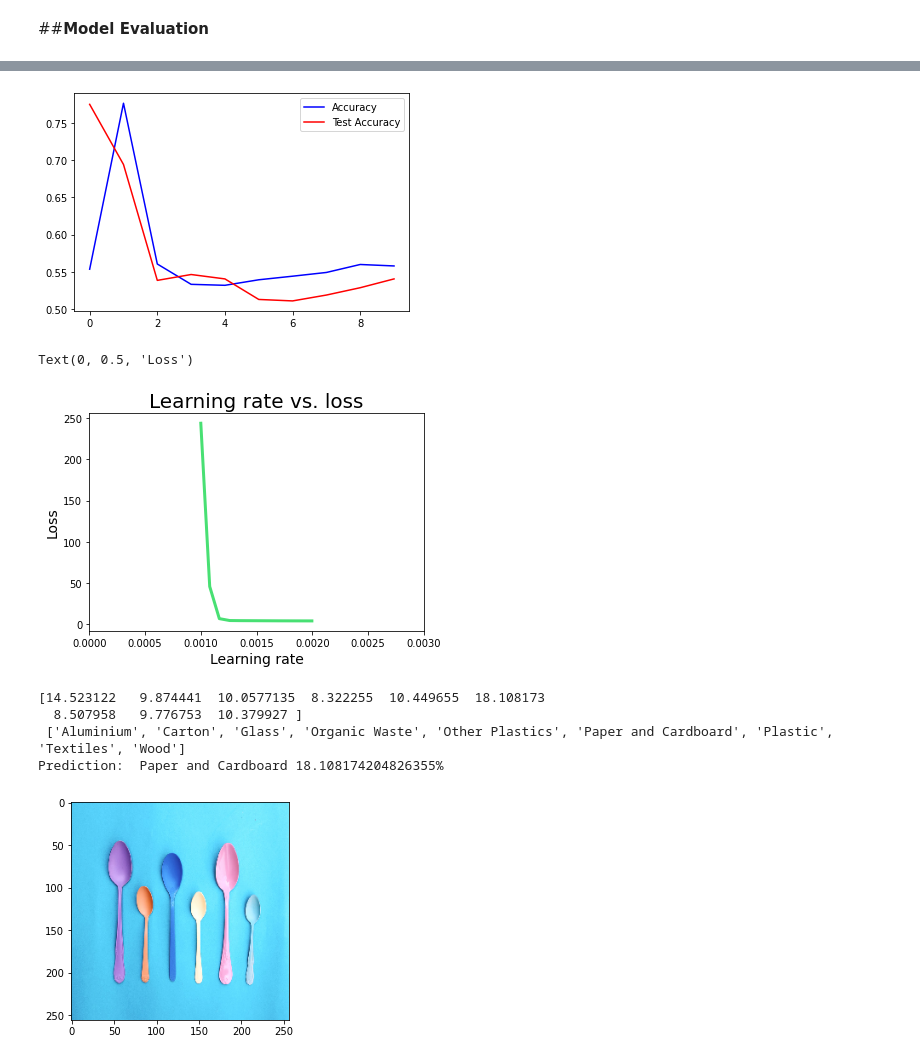
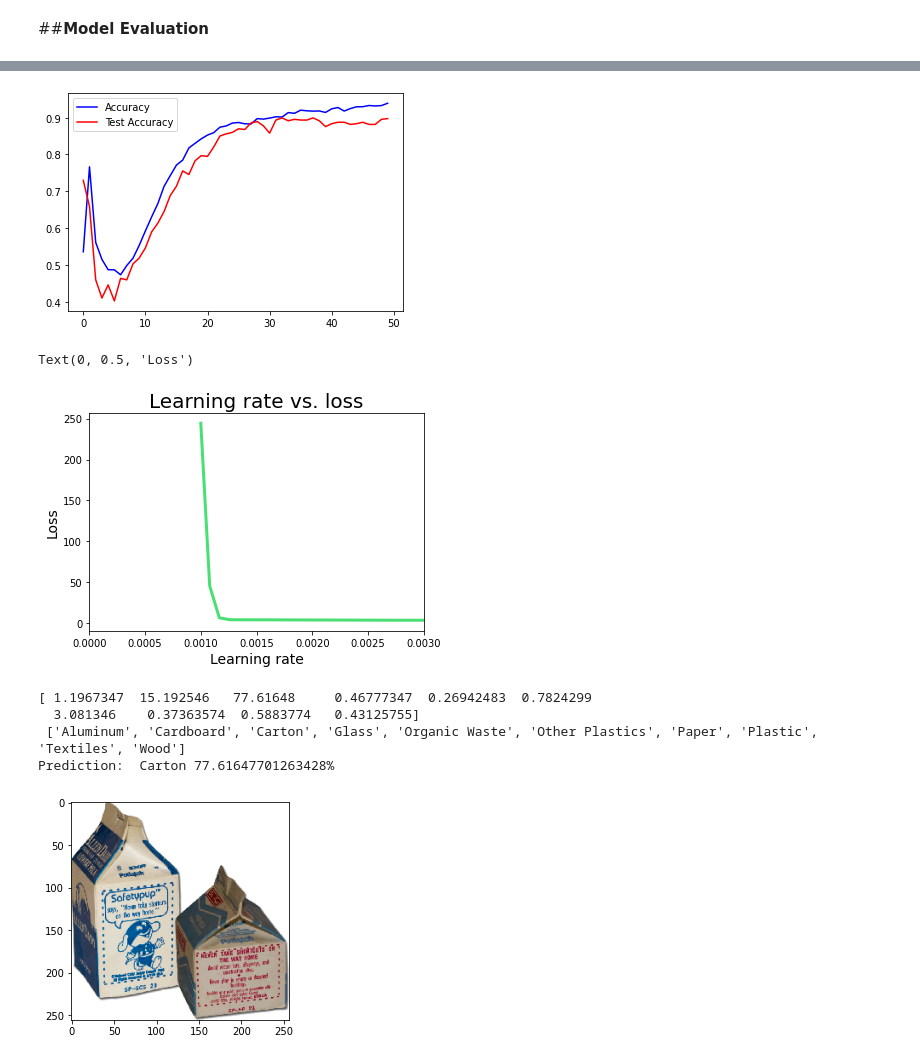
Before and after one commit to jannajabel/ECE160-Waste_Classification, a Jupyter notebook: Waste_Classifier.ipynb, the cells around one changed output, grey strips where cells are left out. Drawn from its saved outputs; the diff is of its cells as text; code cells hidden in the pictures.

```diff
--- a/Waste_Classifier.ipynb
+++ b/Waste_Classifier.ipynb
@@ -53,6 +53,6 @@ Checking out files: 100% (5082/5082), done.
 # %%
 #LOAD DATA
-DIR = "/content/WasteClassificationNeuralNetwork/WasteImagesDataset"
+DIR = "/content/ECE160-Waste_Classification/Dataset"
 train_dataset = tf.keras.preprocessing.image_dataset_from_directory(DIR, validation_split=0.1, subset="training", seed=42, batch_size=128, smart_resize=True, image_size=(256, 256))
 test_dataset = tf.keras.preprocessing.image_dataset_from_directory(DIR, validation_split=0.1, subset="validation", seed=42, batch_size=128, smart_resize=True, image_size=(256, 256))
 
@@ -88,7 +88,7 @@ x = tf.keras.layers.Dense(numClasses, activation='softmax')(x)
 model = tf.keras.Model(inputs=baseModel.input,outputs=x)
 model.compile(optimizer=tf.keras.optimizers.Adam(learning_rate=0.00125), loss=tf.keras.losses.SparseCategoricalCrossentropy(from_logits=True), metrics=['accuracy'])
 
-epochs = 10
+epochs = 50
 lrCallback = tf.keras.callbacks.LearningRateScheduler(lambda epoch: 1e-3 * 10 ** (epoch / 30))
 stepDecay = tf.keras.callbacks.LearningRateScheduler(lambda epoch: 0.1 * 0.1**math.floor(epoch / 6))
 history = model.fit(train_dataset, validation_data=test_dataset, epochs=epochs, callbacks=[])
@@ -139,7 +134,7 @@ plt.plot(range(0, epochs), history.history["val_accuracy"], color="r", label="Te
 plt.legend()
 plt.show()
 # %% [output]
-[figure, old version]
+[figure, new version]
 # %%
 plt.xlim([0, 0.003])
 learning_rates = 1e-3 * (10 ** (np.arange(epochs) / 30))
@@ -149,31 +144,31 @@ plt.xlabel('Learning rate', size=14)
 plt.ylabel('Loss', size=14)
 # %% [output]
 Text(0, 0.5, 'Loss')
-[figure, old version]
+[figure, new version]
 # %%
 import requests
 
-img_data = requests.get("https://images.unsplash.com/photo-1591872203534-278fc084969e?ixlib=rb-1.2.1&ixid=MnwxMjA3fDB8MHxwaG90by1wYWdlfHx8fGVufDB8fHx8&auto=format&fit=crop&w=1064&q=80").content
+img_data = requests.get("https://nationalchildsafetycouncil.org/images/about/spupcartons_lg.gif").content
 with open('img.jpg', 'wb') as handler:
     handler.write(img_data)
 
 path = "/content/img.jpg"
 
 img = tf.keras.preprocessing.image.load_img(path, target_size=(256, 256))
 img_array = tf.keras.preprocessing.image.img_to_array(img)
 img_array = tf.expand_dims(img_array, 0)
 
 predictions = model.predict(img_array)
 
 plt.imshow(img)
 print(predictions[0]*100, "\n", classes)
 print("Prediction: ", classes[np.argmax(predictions)], f"{predictions[0][np.argmax(predictions)]*100}%")
 # %% [output]
-[14.523122   9.874441  10.0577135  8.322255  10.449655  18.108173
-  8.507958   9.776753  10.379927 ]
- ['Aluminium', 'Carton', 'Glass', 'Organic Waste', 'Other Plastics', 'Paper and Cardboard', 'Plastic', 'Textiles', 'Wood']
-Prediction:  Paper and Cardboard 18.108174204826355%
+[ 1.1967347  15.192546   77.61648     0.46777347  0.26942483  0.7824299
+  3.081346    0.37363574  0.5883774   0.43125755]
+ ['Aluminum', 'Cardboard', 'Carton', 'Glass', 'Organic Waste', 'Other Plastics', 'Paper', 'Plastic', 'Textiles', 'Wood']
+Prediction:  Carton 77.61647701263428%
-[figure, old version]
+[figure, new version]
 # %%
 def plot_confusion_matrix(cm, target_names, cmap=None):
     import matplotlib.pyplot as plt
```
Also changed, not shown: parts of 10 cells of this notebook.
